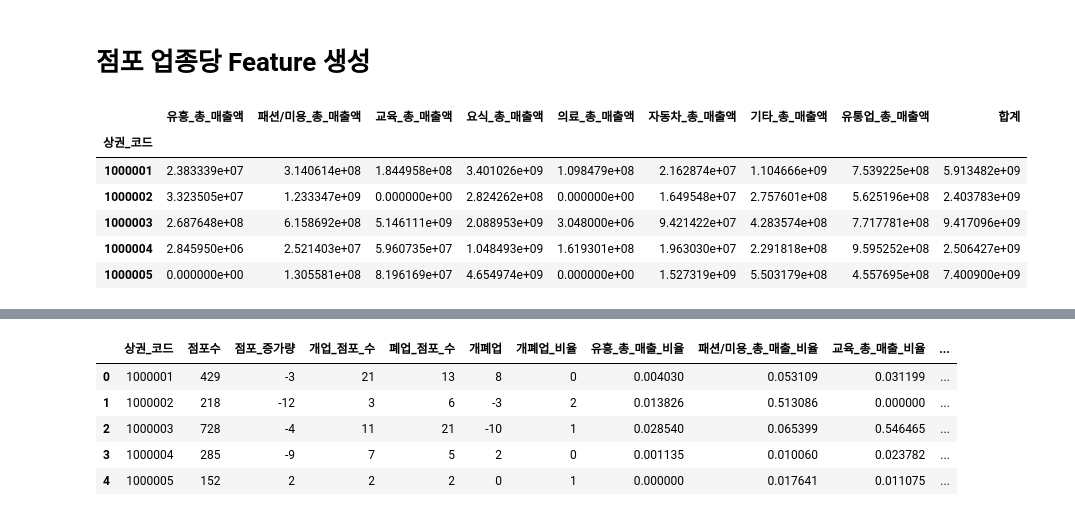
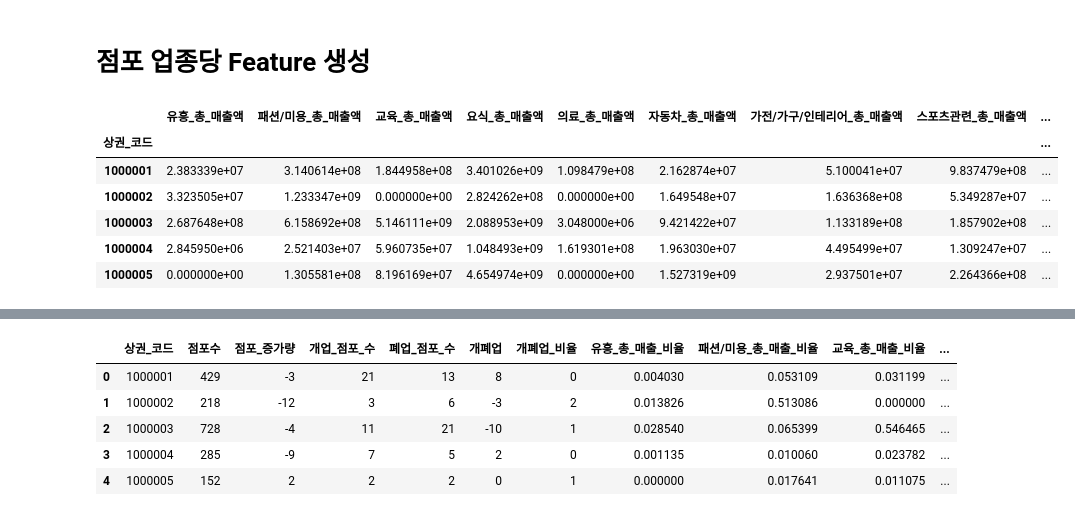
Before and after one commit to unknown-jun/seoul_data_contest, a Jupyter notebook: 상권_발달_지표/[상권 발달] 1. Preprocessing.ipynb, the cells around one changed output, grey strips where cells are left out. Saved outputs shown, nothing was run; the diff lists cells and outputs as text; code cells hidden in the pictures.

```diff
--- a/상권_발달_지표/[상권 발달] 1. Preprocessing.ipynb
+++ b/상권_발달_지표/[상권 발달] 1. Preprocessing.ipynb
@@ -175,27 +184,46 @@ for col in income_df.columns:
 
 income_df.columns = columns
 income_df = pd.concat([origin_df['index'], income_df], axis=1)
+# %%
+new_table = pd.DataFrame()
+
+new_table['상권_코드'] = income_df['index']
+new_table['유흥_총_매출액'] = income_df['유흥'] + income_df['숙박']
+new_table['패션/미용_총_매출액'] = income_df['미용서비스'] + income_df['화장품'] + income_df['패션/잡화'] + income_df['의복/의류']
+new_table['교육_총_매출액'] = income_df['유아교육'] + income_df['학원'] + income_df['교육용품']
+new_table['요식_총_매출액'] = income_df['기타요식'] + income_df['한식'] + income_df['일식/중식/양식'] + income_df['제과/커피/패스트푸드']
+new_table['의료_총_매출액'] = income_df['기타의료'] + income_df['병원'] + income_df['약국']
+new_table['자동차_총_매출액'] = income_df['자동차서비스/용품'] + income_df['자동차판매'] + income_df['주유']
+new_table['가전/가구/인테리어_총_매출액'] = income_df['가전/가구'] + income_df['인테리어']
+new_table['스포츠관련_총_매출액'] = income_df['스포츠/문화/레저'] + income_df['스포츠/문화/레저용품']
+new_table['여행/서비스_총_매출액'] = income_df['여행'] + income_df['서비스']
+new_table['백화점_총_매출액'] = income_df['백화점']
+new_table['유통업_총_매출액'] = income_df['기타유통'] + income_df['음/식료품'] + income_df['편의점'] + income_df['할인점/슈퍼마켓']
+
+new_table = new_table.set_index('상권_코드')
+new_table['합계'] = new_table.sum(axis=1)
+new_table.head()
+# %% [output]
+|  | 유흥_총_매출액 | 패션/미용_총_매출액 | 교육_총_매출액 | 요식_총_매출액 | 의료_총_매출액 | 자동차_총_매출액 | 가전/가구/인테리어_총_매출액 | 스포츠관련_총_매출액 | ... |
+| 상권_코드 |  |  |  |  |  |  |  |  | ... |
+| 1000001 | 2.383339e+07 | 3.140614e+08 | 1.844958e+08 | 3.401026e+09 | 1.098479e+08 | 2.162874e+07 | 5.100041e+07 | 9.837479e+08 | ... |
+| 1000002 | 3.323505e+07 | 1.233347e+09 | 0.000000e+00 | 2.824262e+08 | 0.000000e+00 | 1.649548e+07 | 1.636368e+08 | 5.349287e+07 | ... |
+| 1000003 | 2.687648e+08 | 6.158692e+08 | 5.146111e+09 | 2.088953e+09 | 3.048000e+06 | 9.421422e+07 | 1.133189e+08 | 1.857902e+08 | ... |
+| 1000004 | 2.845950e+06 | 2.521403e+07 | 5.960735e+07 | 1.048493e+09 | 1.619301e+08 | 1.963030e+07 | 4.495499e+07 | 1.309247e+07 | ... |
+| 1000005 | 0.000000e+00 | 1.305581e+08 | 8.196169e+07 | 4.654974e+09 | 0.000000e+00 | 1.527319e+09 | 2.937501e+07 | 2.264366e+08 | ... |
 # %%
-new_table = pd.DataFrame()
+# new_table = pd.DataFrame()
 
-new_table['상권_코드'] = income_df['index']
-new_table['유흥_총_매출액'] = income_df['유흥'] + income_df['숙박']
-new_table['패션/미용_총_매출액'] = income_df['미용서비스'] + income_df['화장품'] + income_df['패션/잡화'] + income_df['의복/의류']
-new_table['교육_총_매출액'] = income_df['유아교육'] + income_df['학원'] + income_df['교육용품']
-new_table['요식_총_매출액'] = income_df['기타요식'] + income_df['한식'] + income_df['일식/중식/양식'] + income_df['제과/커피/패스트푸드']
-new_table['의료_총_매출액'] = income_df['기타의료'] + income_df['병원'] + income_df['약국']
-new_table['자동차_총_매출액'] = income_df['자동차서비스/용품'] + income_df['자동차판매'] + income_df['주유']
-new_table['기타_총_매출액'] = income_df['가전/가구'] + income_df['인테리어'] + income_df['여행'] + income_df['서비스'] + income_df['스포츠/문화/레저'] + income_df['백화점'] + income_df['스포츠/문화/레저용품']
-new_table['유통업_총_매출액'] = income_df['기타유통'] + income_df['음/식료품'] + income_df['편의점'] + income_df['할인점/슈퍼마켓']
+# new_table['상권_코드'] = income_df['index']
+# new_table['유흥_총_매출액'] = income_df['유흥'] + income_df['숙박']
+# new_table['패션/미용_총_매출액'] = income_df['미용서비스'] + income_df['화장품'] + income_df['패션/잡화'] + income_df['의복/의류']
+# new_table['교육_총_매출액'] = income_df['유아교육'] + income_df['학원'] + income_df['교육용품']
+# new_table['요식_총_매출액'] = income_df['기타요식'] + income_df['한식'] + income_df['일식/중식/양식'] + income_df['제과/커피/패스트푸드']
+# new_table['의료_총_매출액'] = income_df['기타의료'] + income_df['병원'] + income_df['약국']
+# new_table['자동차_총_매출액'] = income_df['자동차서비스/용품'] + income_df['자동차판매'] + income_df['주유']
+# new_table['기타_총_매출액'] = income_df['가전/가구'] + income_df['인테리어'] + income_df['여행'] + income_df['서비스'] + income_df['스포츠/문화/레저'] + income_df['백화점'] + income_df['스포츠/문화/레저용품']
+# new_table['유통업_총_매출액'] = income_df['기타유통'] + income_df['음/식료품'] + income_df['편의점'] + income_df['할인점/슈퍼마켓']
 
-new_table = new_table.set_index('상권_코드')
-new_table['합계'] = new_table.sum(axis=1)
-new_table.head()
+# new_table = new_table.set_index('상권_코드')
+# new_table['합계'] = new_table.sum(axis=1)
+# new_table.head()
-# %% [output]
-|  | 유흥_총_매출액 | 패션/미용_총_매출액 | 교육_총_매출액 | 요식_총_매출액 | 의료_총_매출액 | 자동차_총_매출액 | 기타_총_매출액 | 유통업_총_매출액 | 합계 |
-| 상권_코드 |  |  |  |  |  |  |  |  |  |
-| 1000001 | 2.383339e+07 | 3.140614e+08 | 1.844958e+08 | 3.401026e+09 | 1.098479e+08 | 2.162874e+07 | 1.104666e+09 | 7.539225e+08 | 5.913482e+09 |
-| 1000002 | 3.323505e+07 | 1.233347e+09 | 0.000000e+00 | 2.824262e+08 | 0.000000e+00 | 1.649548e+07 | 2.757601e+08 | 5.625196e+08 | 2.403783e+09 |
-| 1000003 | 2.687648e+08 | 6.158692e+08 | 5.146111e+09 | 2.088953e+09 | 3.048000e+06 | 9.421422e+07 | 4.283574e+08 | 7.717781e+08 | 9.417096e+09 |
-| 1000004 | 2.845950e+06 | 2.521403e+07 | 5.960735e+07 | 1.048493e+09 | 1.619301e+08 | 1.963030e+07 | 2.291818e+08 | 9.595252e+08 | 2.506427e+09 |
-| 1000005 | 0.000000e+00 | 1.305581e+08 | 8.196169e+07 | 4.654974e+09 | 0.000000e+00 | 1.527319e+09 | 5.503179e+08 | 4.557695e+08 | 7.400900e+09 |
```
Also changed, not shown: parts of 28 cells of this notebook.
